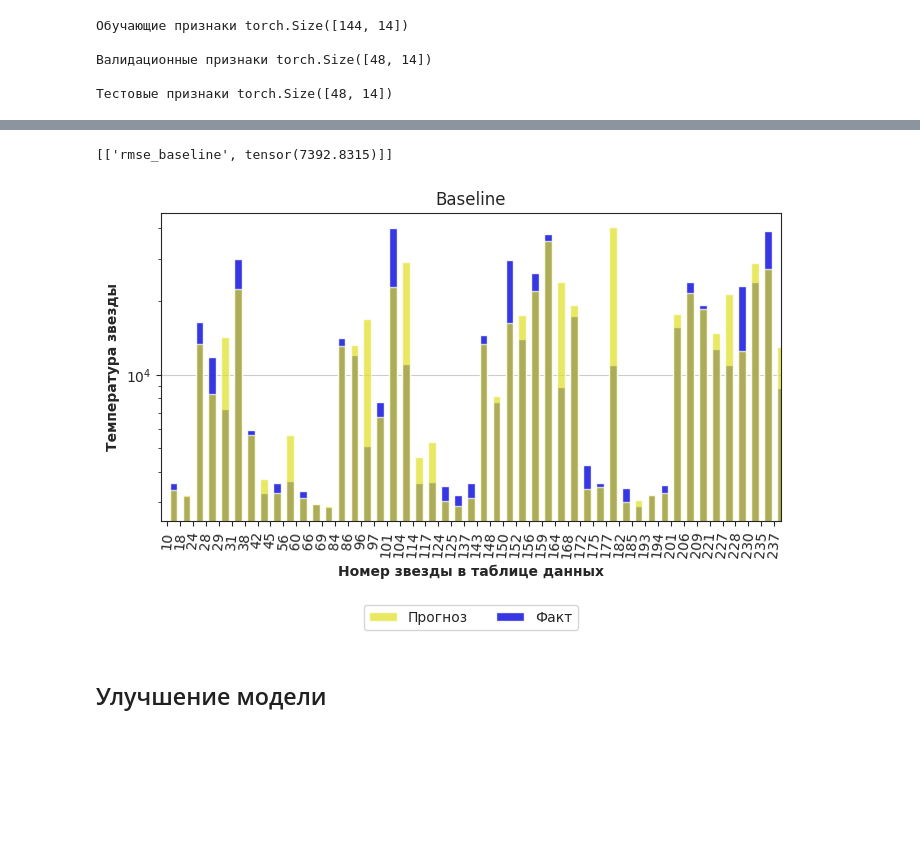
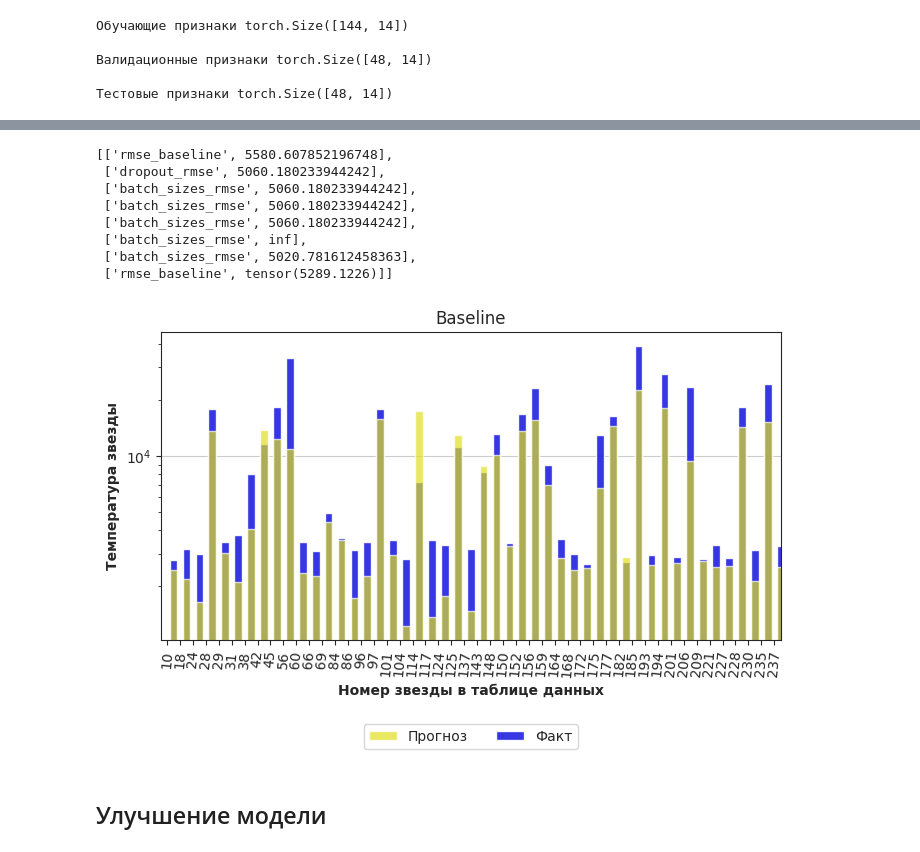
Before and after one commit to AV-BOLT/Stars_temp_prediction, a Jupyter notebook: нейронные_сети_1.ipynb, the cells around one changed output, grey strips where cells are left out. Drawn from its saved outputs; the diff is of its cells as text; code cells hidden in the pictures; blank space fills up the shorter version.

Commit message:
заменить выборки с тест на валид, удаляю train_test_split. Поправить ошибки в циклах чтобы сохранит лучший показатель,  попроавить оценку модели

```diff
--- a/нейронные_сети_1.ipynb
+++ b/нейронные_сети_1.ipynb
@@ -391,5 +391,10 @@ for epoch in range(num_epochs):
         optimizer.step()
 
         if (epoch + 1) % 1000 == 0:
-            print(f'Epoch [{epoch + 1}/{num_epochs}], Loss: {loss_train.item()}')
+          model.eval()  # Перевести модель в режим оценки
+          with torch.no_grad():
+              valid_outputs = model(X_valid)
+              valid_loss = loss(valid_outputs, y_valid)
+              print(f'Epoch [{epoch + 1}/{num_epochs}], Loss: {loss_train.item()}')
+print(f'Baseline Loss:  {np.sqrt(valid_loss)}')
 # %% [output]
@@ -414,13 +411,21 @@ Baseline Loss: 7392.83154296875
 # %%
+rmse_baseline = np.sqrt(valid_loss)
 result.append(['rmse_baseline', rmse_baseline])
 result
 # %% [output]
-[['rmse_baseline', tensor(7392.8315)]]
+[['rmse_baseline', 5580.607852196748],
+ ['dropout_rmse', 5060.180233944242],
+ ['batch_sizes_rmse', 5060.180233944242],
+ ['batch_sizes_rmse', 5060.180233944242],
+ ['batch_sizes_rmse', 5060.180233944242],
+ ['batch_sizes_rmse', inf],
+ ['batch_sizes_rmse', 5020.781612458363],
+ ['rmse_baseline', tensor(5289.1226)]]
 # %%
 # строим график для визуализации предсказаний baseline модели
-plot(y_test, test_outputs, 'Baseline')
+plot(y_valid, valid_outputs, 'Baseline')
 # %% [output]
-[figure, old version]
+[figure, new version]
 # %% [markdown]
 ## Улучшение модели
 # %% [markdown]
```
Also changed, not shown: parts of 82 cells of this notebook.
